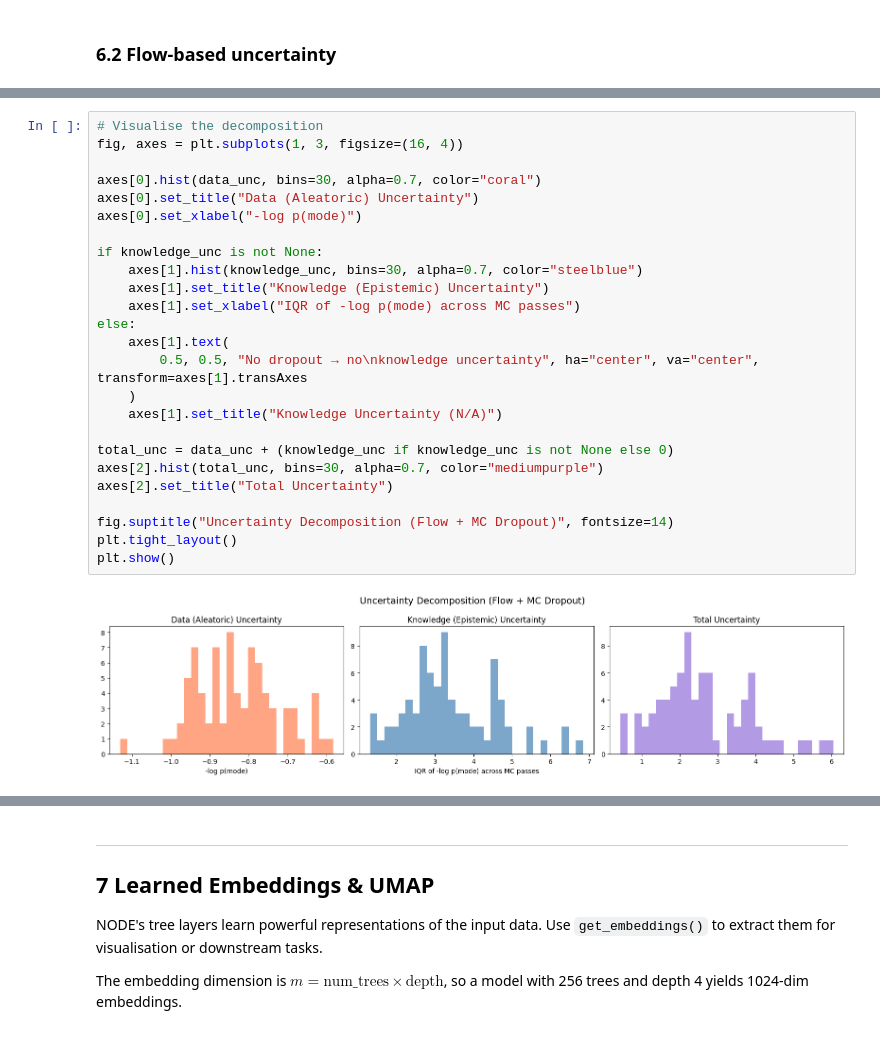
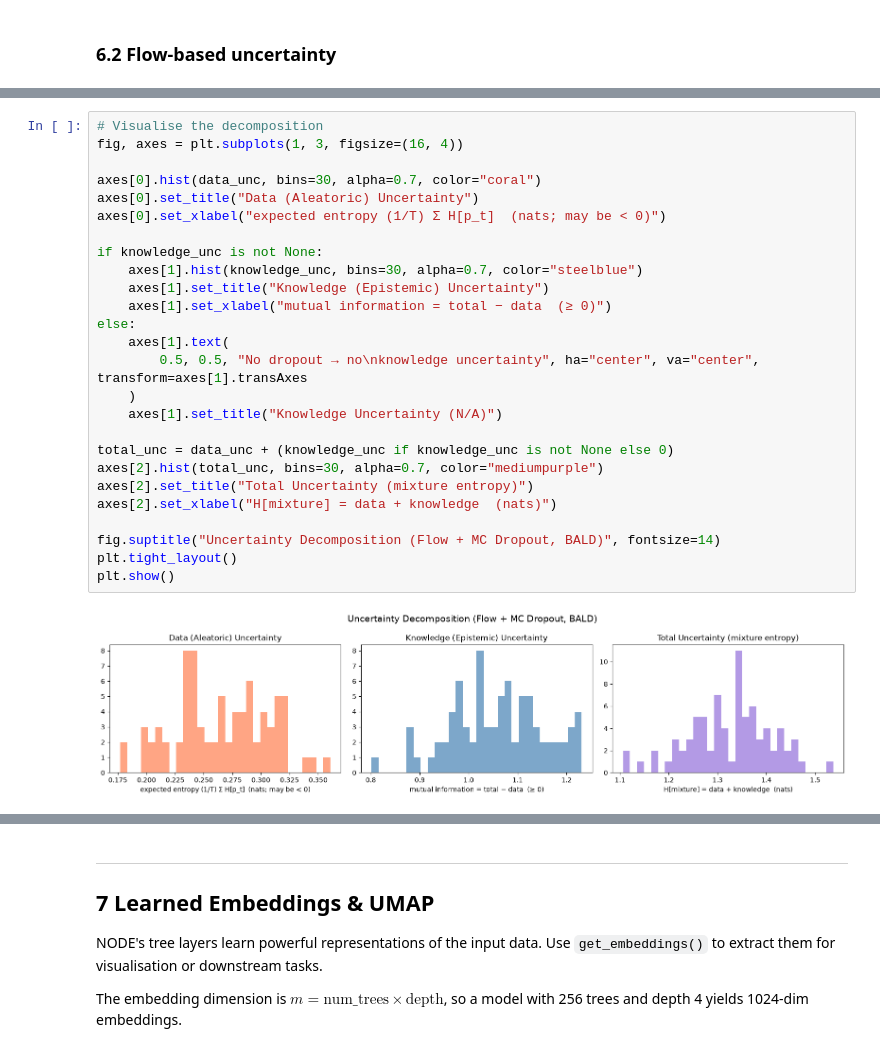
Before and after one commit to Bayer-Group/MotherML, a Jupyter notebook: examples/notebooks/05_advanced/05_NODE.ipynb, the cells around one changed output, grey strips where cells are left out. Saved outputs shown, nothing was run; the diff lists cells and outputs as text.

```diff
--- a/examples/notebooks/05_advanced/05_NODE.ipynb
+++ b/examples/notebooks/05_advanced/05_NODE.ipynb
@@ -711,29 +881,30 @@ Mean knowledge uncertainty: 3.4200
 # %%
 # Visualise the decomposition
 fig, axes = plt.subplots(1, 3, figsize=(16, 4))
 
 axes[0].hist(data_unc, bins=30, alpha=0.7, color="coral")
 axes[0].set_title("Data (Aleatoric) Uncertainty")
-axes[0].set_xlabel("-log p(mode)")
+axes[0].set_xlabel("expected entropy (1/T) Σ H[p_t]  (nats; may be < 0)")
 
 if knowledge_unc is not None:
     axes[1].hist(knowledge_unc, bins=30, alpha=0.7, color="steelblue")
     axes[1].set_title("Knowledge (Epistemic) Uncertainty")
-    axes[1].set_xlabel("IQR of -log p(mode) across MC passes")
+    axes[1].set_xlabel("mutual information = total − data  (≥ 0)")
 else:
     axes[1].text(
         0.5, 0.5, "No dropout → no\nknowledge uncertainty", ha="center", va="center", transform=axes[1].transAxes
     )
     axes[1].set_title("Knowledge Uncertainty (N/A)")
 
 total_unc = data_unc + (knowledge_unc if knowledge_unc is not None else 0)
 axes[2].hist(total_unc, bins=30, alpha=0.7, color="mediumpurple")
-axes[2].set_title("Total Uncertainty")
+axes[2].set_title("Total Uncertainty (mixture entropy)")
+axes[2].set_xlabel("H[mixture] = data + knowledge  (nats)")
 
-fig.suptitle("Uncertainty Decomposition (Flow + MC Dropout)", fontsize=14)
+fig.suptitle("Uncertainty Decomposition (Flow + MC Dropout, BALD)", fontsize=14)
 plt.tight_layout()
 plt.show()
 # %% [output]
-[figure, old version]
+[figure, new version]
 # %% [markdown]
 ### 6.4  Classification uncertainty
```
Also changed, not shown: parts of 39 cells of this notebook.
